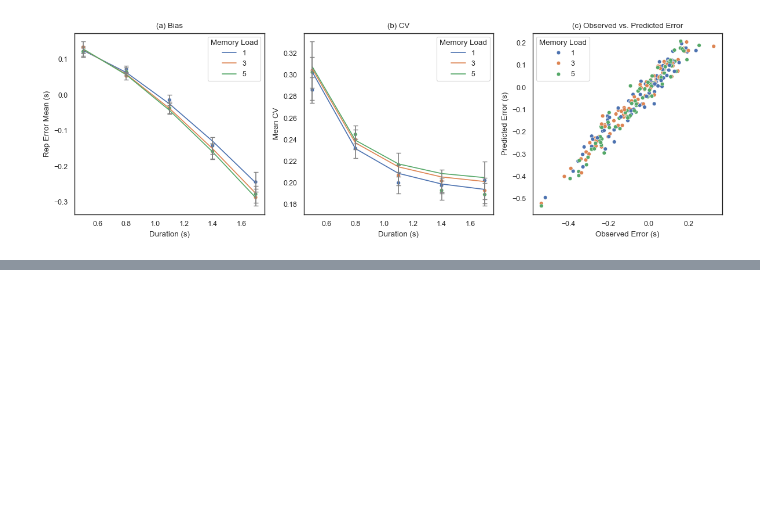
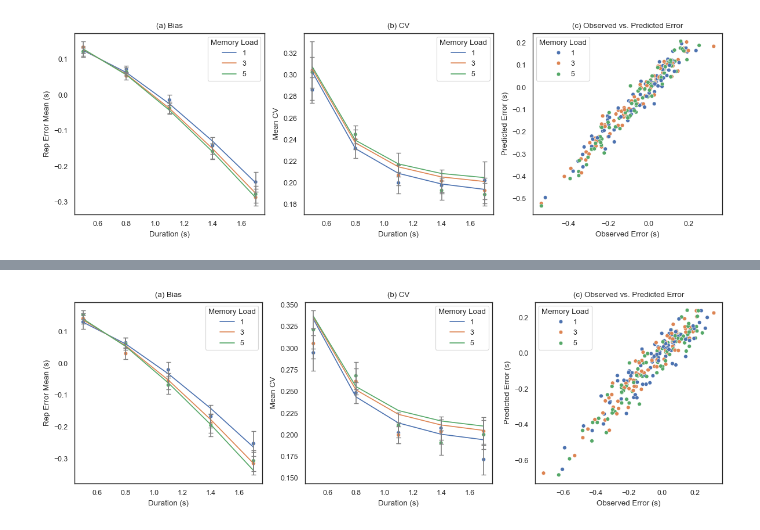
Before and after one commit to msenselab/working_memory_reproduction, a Jupyter notebook: analysis/wm_model.ipynb, the cells around one changed output, grey strips where cells are left out. Saved outputs shown, nothing was run; the diff lists cells and outputs as text; code cells hidden in the pictures; blank space fills up the shorter version.

```diff
--- a/analysis/wm_model.ipynb
+++ b/analysis/wm_model.ipynb
@@ -733,0 +704,9 @@ exp6_para
+# %%
+# model for Exp. 6a, 6b, and 6c separately, assuming without any knowledge
+exp6a = exp6[exp6['Exp'] == 'Exp. 6a']
+exp6b = exp6[exp6['Exp'] == 'Exp. 6b']
+exp6c = exp6[exp6['Exp'] == 'Exp. 6c']
+
+# run the model for Exp6a
+constrain = [1,1,0,1] # scaling factor for k_s, l_s, gap, k_r
+exp6a_trace, exp6a_model, exp6a_para, exp6a_mdat = runModel(exp6a, constrain, 'exp6a')
@@ -733,0 +727,4 @@ exp6_para
+# %%
+plotModelPred(exp6a_mdat, 'exp6a')
+# %% [output]
+[figure, added]
```
Also changed, not shown: parts of 22 cells of this notebook, 22 other files.
